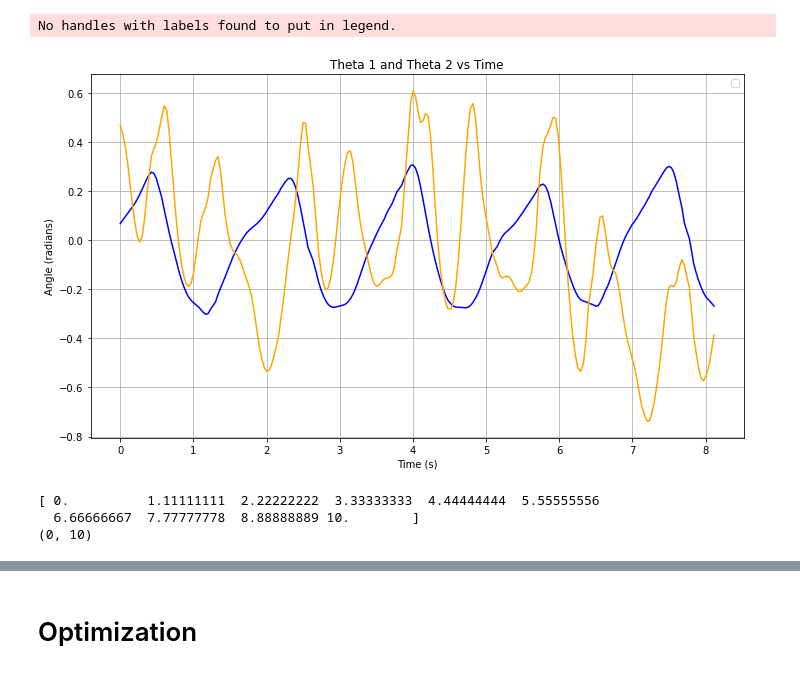
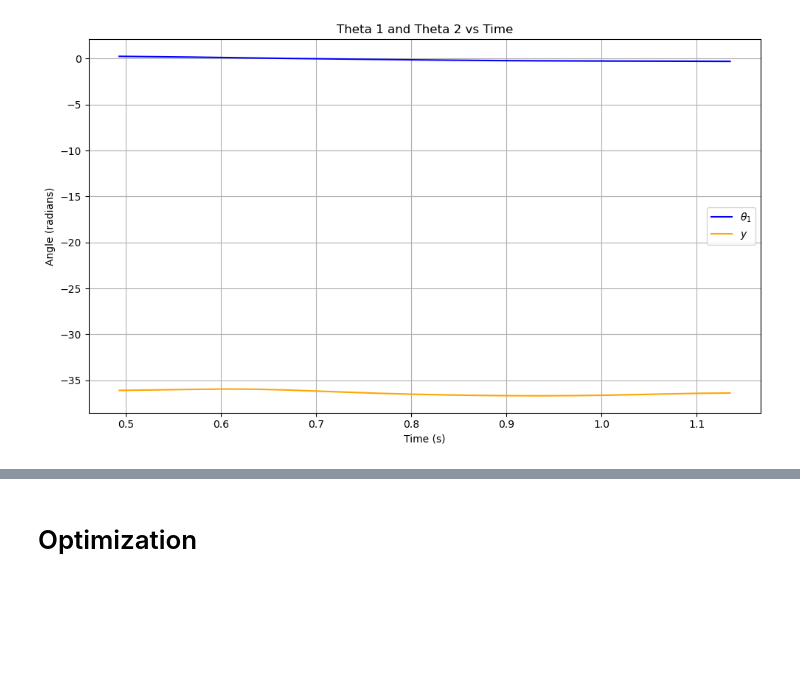
Before and after one commit to lsh6-uw/ME469-Group1, a Jupyter notebook: simulator_noFoot_optimized.ipynb, the cells around one changed output, grey strips where cells are left out. Drawn from its saved outputs; the diff is of its cells as text; code cells hidden in the pictures; blank space fills up the shorter version.

```diff
--- a/simulator_noFoot_optimized.ipynb
+++ b/simulator_noFoot_optimized.ipynb
@@ -31,32 +31,35 @@ v = 0.5
 # %%
 # Real data
 import pandas as pd
 
 # Load the data
-data = pd.read_csv("Theta 1.csv")
+data = pd.read_csv("Walking Data (theta1, theta2, y).csv")
 
 # Convert time from milliseconds to seconds for plotting
 t_array = data["Time (ms)"].to_numpy() / 1000.0
-theta_1_array = data["theta_1_rad"].to_numpy()
+t_array = t_array[15:35]
+theta_1_array = data["Theta 1"].to_numpy() * np.pi / 180
+theta_1_array = theta_1_array[15:35]
 y_array = data["y"].to_numpy()
+y_array = y_array[15:35]
 
-#theta2 = data["Theta 2"].to_numpy()
+theta_2_array = data["Theta 2"].to_numpy()* np.pi / 180
+theta_2_array = theta_2_array[15:35]
 
 # Plotting
 plt.figure(figsize=(10, 6))
-plt.plot(t_array, theta_1_array, color="blue")
-plt.plot(t_array, y_array, color="orange")
+plt.plot(t_array, theta_1_array, color="blue", label=r"$ \theta_1 $")
+plt.plot(t_array, y_array, color="orange", label=r'$y$')
 
 plt.title("Theta 1 and Theta 2 vs Time")
 plt.xlabel("Time (s)")
 plt.ylabel("Angle (radians)")
 plt.legend()
 plt.grid(True)
 plt.tight_layout()
 plt.show()
 # %% [output]
-No handles with labels found to put in legend.
-[figure, old version]
+[figure, new version]
 # %%
 # Create interpolators for data
 y_interp = BarycentricInterpolator(t_array, y_array)
@@ -96,12 +102,5 @@ def swing(t, state):
 theta_2_0 = 1
 omega_2_0 = 0
 state0 = np.array([theta_2_0, omega_2_0])
-# %%
-print(np.linspace(*t_span, 10))
-print(t_span)
-# %% [output]
-[ 0.          1.11111111  2.22222222  3.33333333  4.44444444  5.55555556
-  6.66666667  7.77777778  8.88888889 10.        ]
-(0, 10)
 # %%
 # Solve IVP
```
Also changed, not shown: parts of 7 cells of this notebook.
